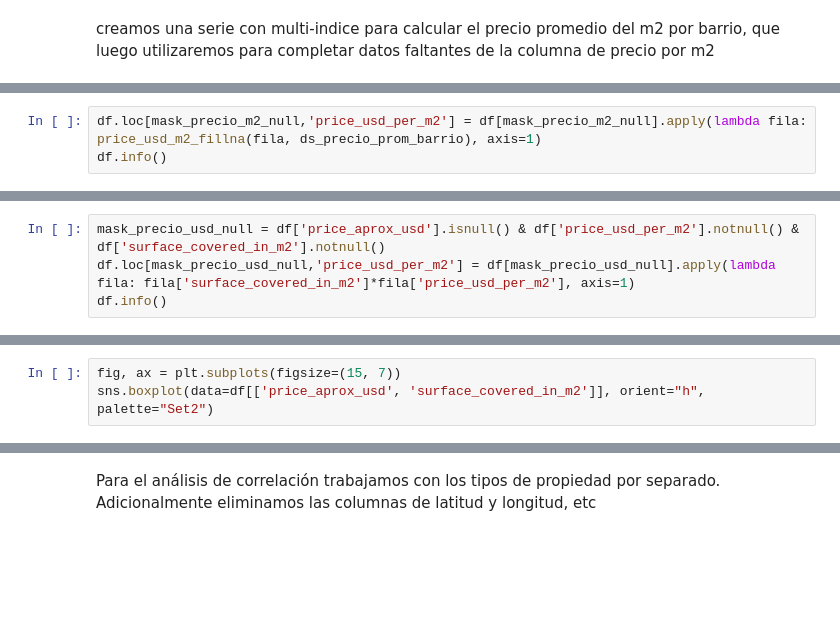
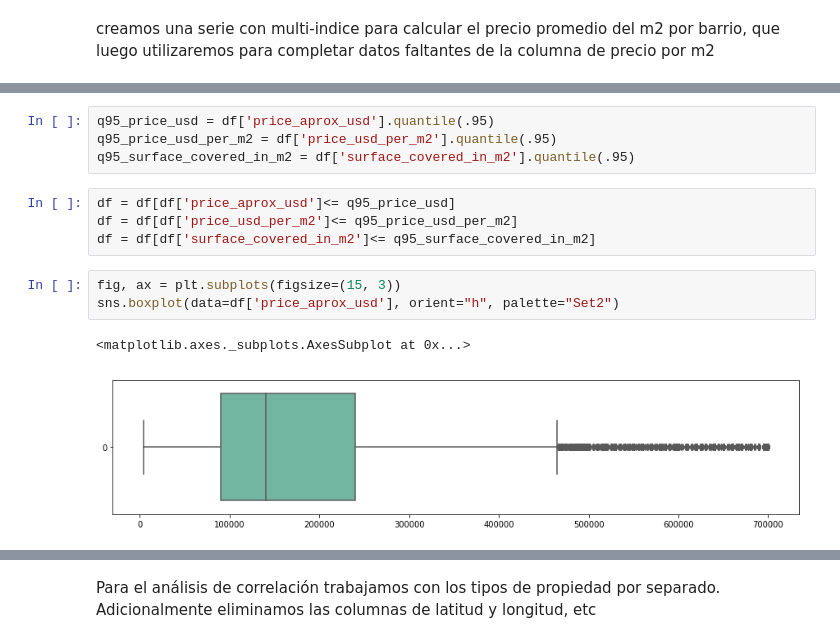
Before and after one commit to gfairhurst/Digitalhouse-Desafio-1, a Jupyter notebook: Desafio 1.ipynb, the cells around one changed output, grey strips where cells are left out. Drawn from its saved outputs; the diff is of its cells as text; blank space fills up the shorter version.

```diff
--- a/Desafio 1.ipynb
+++ b/Desafio 1.ipynb
@@ -635,3 +542,0 @@ mask_precio_m2_null.value_counts()
-# %%
-df.loc[mask_precio_m2_null,'price_usd_per_m2'] = df[mask_precio_m2_null].apply(lambda fila: price_usd_m2_fillna(fila, ds_precio_prom_barrio), axis=1)
-df.info()
@@ -644,4 +542,0 @@ ahora buscamos completar los `price_aprox_usd` a partir de `price_usd_per_m2`
-# %%
-mask_precio_usd_null = df['price_aprox_usd'].isnull() & df['price_usd_per_m2'].notnull() & df['surface_covered_in_m2'].notnull()
-df.loc[mask_precio_usd_null,'price_usd_per_m2'] = df[mask_precio_usd_null].apply(lambda fila: fila['surface_covered_in_m2']*fila['price_usd_per_m2'], axis=1)
-df.info()
@@ -658,3 +565,14 @@ df.describe()
+# %%
+q95_price_usd = df['price_aprox_usd'].quantile(.95)
+q95_price_usd_per_m2 = df['price_usd_per_m2'].quantile(.95)
+q95_surface_covered_in_m2 = df['surface_covered_in_m2'].quantile(.95)
+# %%
+df = df[df['price_aprox_usd']<= q95_price_usd]
+df = df[df['price_usd_per_m2']<= q95_price_usd_per_m2]
+df = df[df['surface_covered_in_m2']<= q95_surface_covered_in_m2]
 # %%
-fig, ax = plt.subplots(figsize=(15, 7))
-sns.boxplot(data=df[['price_aprox_usd', 'surface_covered_in_m2']], orient="h", palette="Set2")
+fig, ax = plt.subplots(figsize=(15, 3))
+sns.boxplot(data=df['price_aprox_usd'], orient="h", palette="Set2")
+# %% [output]
+<matplotlib.axes._subplots.AxesSubplot at 0x...>
+[figure, added]
```
Also changed, not shown: parts of 37 cells of this notebook, 1 other file.
